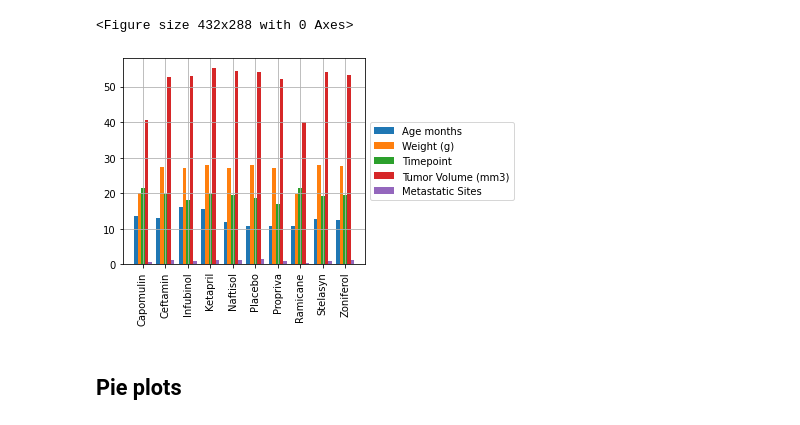
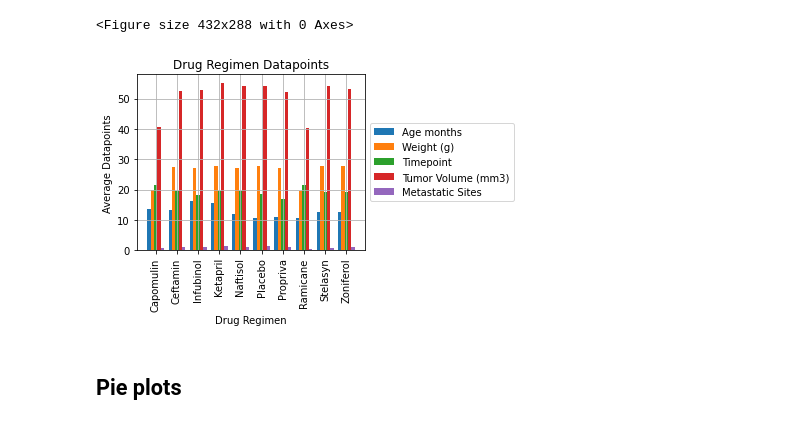
Before and after one commit to CrisDimacali/pymaceuticals-challenge, a Jupyter notebook: Pymaceuticals/pymaceuticals_starter.ipynb, the cells around one changed output. Drawn from its saved outputs; the diff is of its cells as text; code cells hidden in the pictures.

```diff
--- a/Pymaceuticals/pymaceuticals_starter.ipynb
+++ b/Pymaceuticals/pymaceuticals_starter.ipynb
@@ -102,34 +102,37 @@ plt.tight_layout()
 %matplotlib notebook
 %matplotlib inline
 import numpy as np
 import pandas as pd
 import matplotlib.pyplot as plt
 
 #
 Age_months=13.5,13.2,16.2,15.7,12,10.7,10.9,10.7,12.8,12.6
 Weight=20,27.4,27.2,27.9,27.2,27.9,27,19.7,27.9,27.7
 Timepoint=21.6,19.7,18.2,19.7,19.6,18.7,16.9,21.4,19.2,19.4
 Tumor_Volume=40.7,52.6,52.9,55.2,54.3,54,52.3,40.2,54.2,53.2
 Metastatic_Sites=0.7,1.2,1,1.3,1.2,1.4,1,0.5,0.9,1.2
 
 X = ["Capomulin", "Ceftamin", "Infubinol", "Ketapril", "Naftisol", "Placebo", "Propriva", "Ramicane", "Stelasyn", "Zoniferol"]
 Y = [Age_months,Weight,Timepoint,Tumor_Volume,Metastatic_Sites]
 Y1 = ["Age months","Weight (g)","Timepoint","Tumor Volume (mm3)","Metastatic Sites"]
 def subcategorybar(X, vals, width=0.8):
     n = len(vals)
     _X = np.arange(len(X))
     for i in range(n):
         plt.bar(_X - width/2. + i/float(n)*width, vals[i],
                 width=width/float(n), align="edge")
     plt.xticks(_X, X)
 subcategorybar(X, Y)
 plt.legend(Y1,loc='center left', bbox_to_anchor=(1,0.5))
 plt.xticks(rotation='vertical')
+plt.title("Drug Regimen Datapoints")
+plt.xlabel("Drug Regimen")
+plt.ylabel("Average Datapoints")
 plt.grid()
 plt.tight_layout()
 plt.show()
 # %% [output]
-[figure, old version]
+[figure, new version]
 # %% [markdown]
 ## Pie plots
 # %%
```
Also changed, not shown: parts of 1 cell of this notebook.
